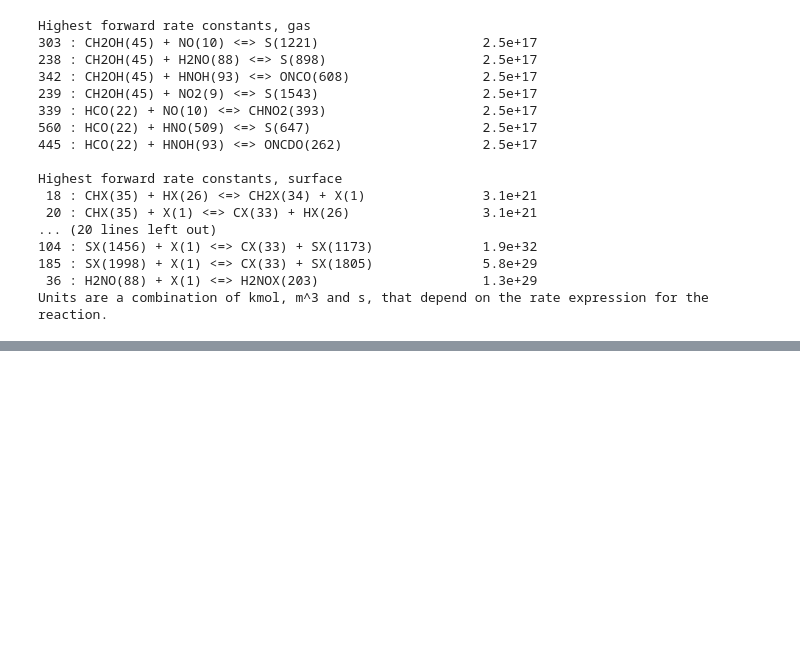
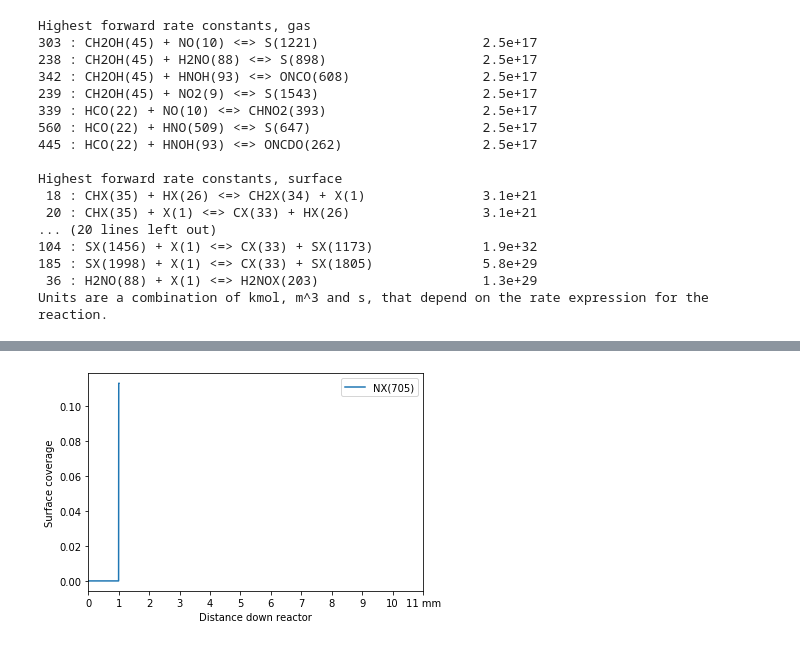
Before and after one commit to ChrisBNEU/HAN, a Jupyter notebook: CanteraModels/rocketman.ipynb, the cells around one changed output, grey strips where cells are left out. Drawn from its saved outputs; the diff is of its cells as text; code cells hidden in the pictures; blank space fills up the shorter version.

```diff
--- a/CanteraModels/rocketman.ipynb
+++ b/CanteraModels/rocketman.ipynb
@@ -127,7 +133,7 @@ Catalyst area per volume 6.00e+05 m2/m3
 output_filename = 'surf_pfr_output.csv'
 
 # The PFR will be simulated by a chain of 'NReactors' stirred reactors.
-NReactors = 2001
+NReactors = 2201
 
 #####################################################################
 
@@ -487,7 +513,15 @@ data
-# %%
-def xlabels():
-    plt.xticks([0,NReactors/4,NReactors/2,3*NReactors/4, NReactors],['0','','','',f'{length*1000:.0f} mm'])
-    plt.xlabel("Distance down reactor")
+# %%
+def xlabels():
+    ticks = []
+    labels = []
+    mm = 0
+    while mm < length*1000:
+        ticks.append( int(NReactors * mm * 0.001 / length ) )
+        labels.append( str(mm) )
+        mm += 1
+    labels[-1] = labels[-1] + ' mm'
+    plt.xticks(ticks, labels)
+    plt.xlabel("Distance down reactor")
 # %%
 data['T (C)'].plot()
 plt.ylabel('T (C)')
@@ -495,3 +531,9 @@ xlabels()
+# %%
+data[['NX(705)']].plot()
+plt.ylabel('Surface coverage')
+xlabels()
+# %% [output]
+[figure, added]
 # %%
 data[['NH2OH(3)', 'HNO3(4)', 'CH3OH(5)']].plot()
 plt.ylabel('Mole fraction')
```
Also changed, not shown: parts of 48 cells of this notebook, 1 other file.
